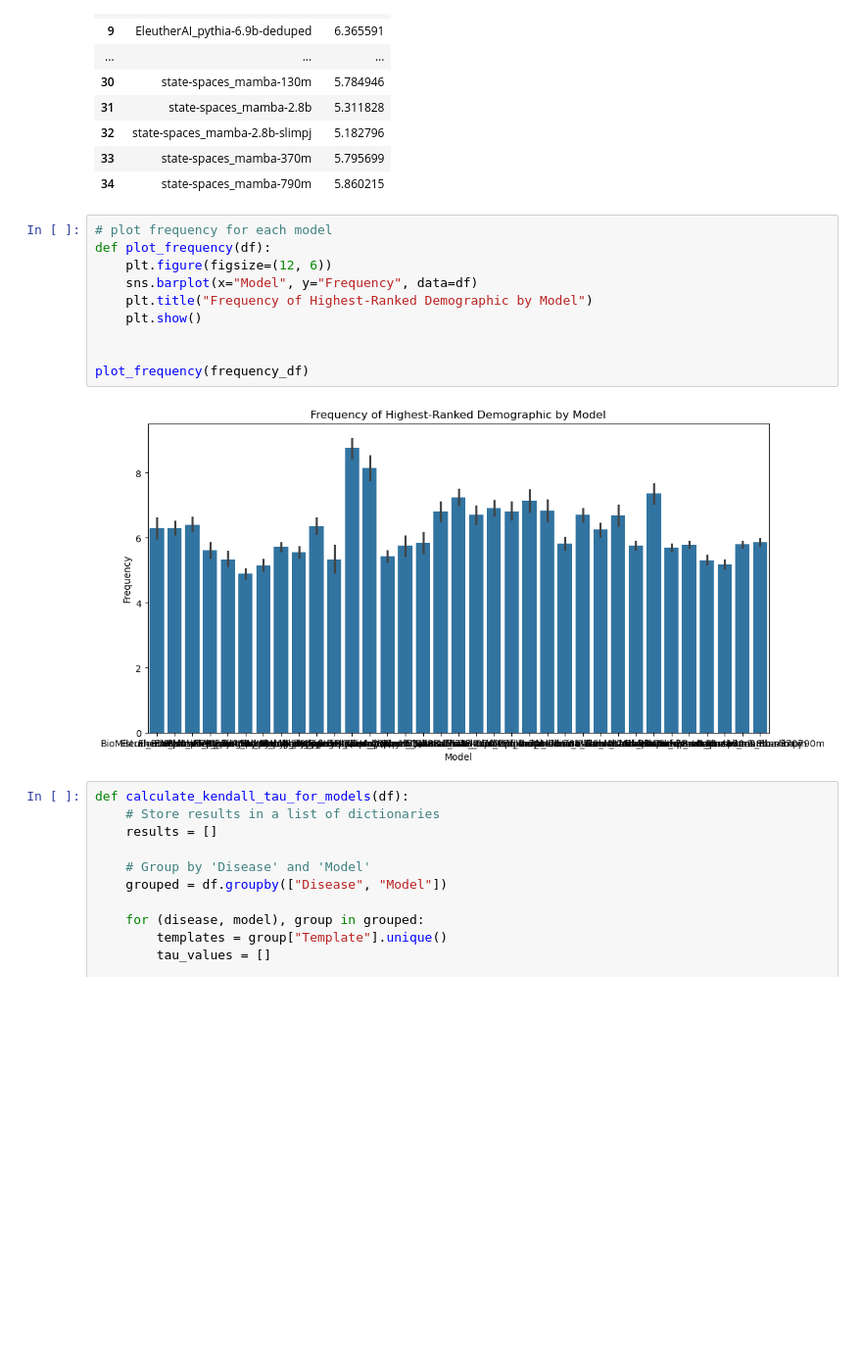
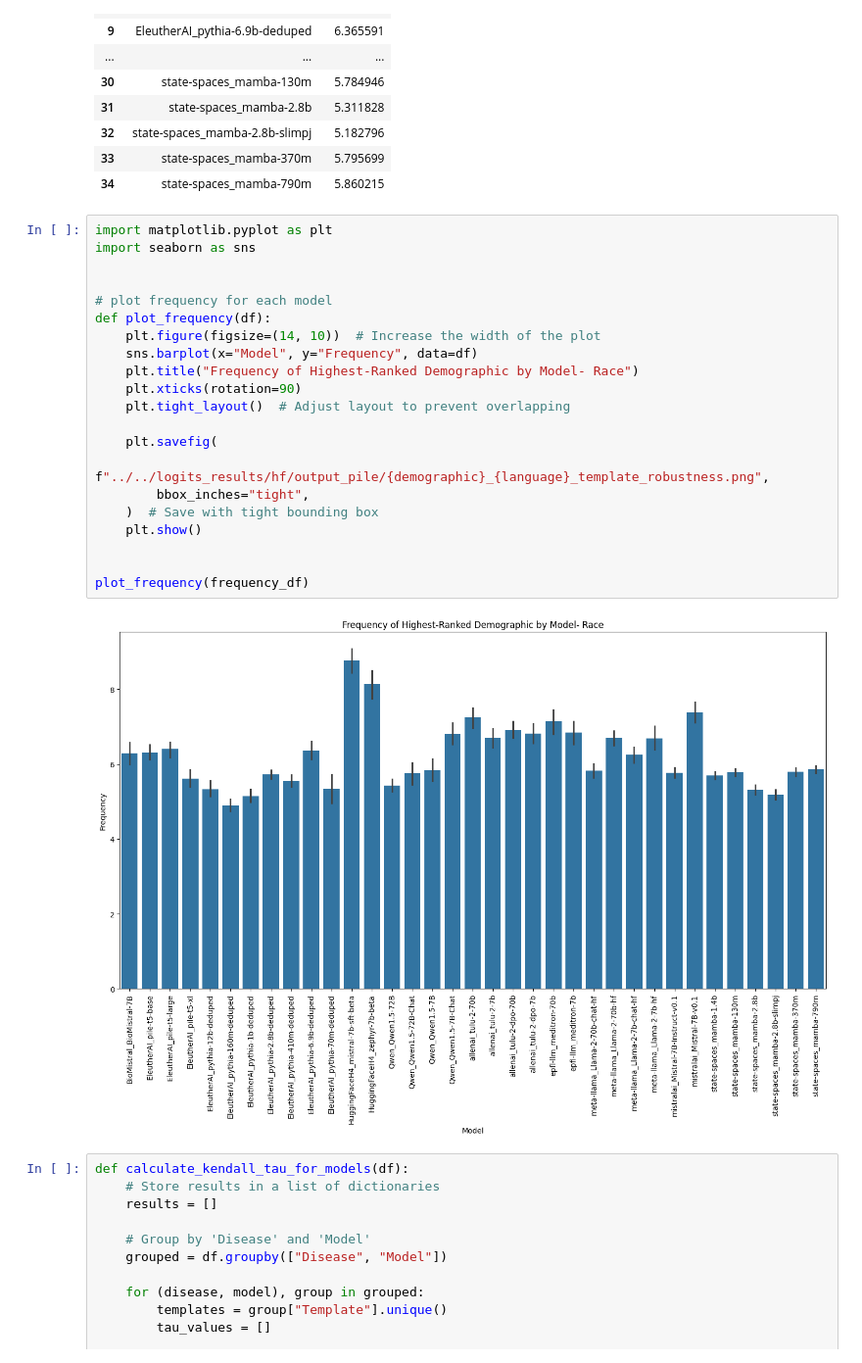
Before and after one commit to shan23chen/Cross-Care, a Jupyter notebook: propagation_eval/section2/template_robustness_evaluation.ipynb, the cells around one changed output. Shown at 98% size. Cells and saved outputs as stored; diff of their text form; blank space fills up the shorter version.

Commit message:
temp robustness images

```diff
--- a/propagation_eval/section2/template_robustness_evaluation.ipynb
+++ b/propagation_eval/section2/template_robustness_evaluation.ipynb
@@ -440,17 +244,28 @@ mean_df
 | 33 | state-spaces_mamba-370m | 5.795699 |
 | 34 | state-spaces_mamba-790m | 5.860215 |
 # %%
+import matplotlib.pyplot as plt
+import seaborn as sns
+
+
 # plot frequency for each model
 def plot_frequency(df):
-    plt.figure(figsize=(12, 6))
+    plt.figure(figsize=(14, 10))  # Increase the width of the plot
     sns.barplot(x="Model", y="Frequency", data=df)
-    plt.title("Frequency of Highest-Ranked Demographic by Model")
+    plt.title("Frequency of Highest-Ranked Demographic by Model- Race")
+    plt.xticks(rotation=90)
+    plt.tight_layout()  # Adjust layout to prevent overlapping
+
+    plt.savefig(
+        f"../../logits_results/hf/output_pile/{demographic}_{language}_template_robustness.png",
+        bbox_inches="tight",
+    )  # Save with tight bounding box
     plt.show()
 
 
 plot_frequency(frequency_df)
 # %% [output]
-[figure, old version]
+[figure, new version]
 # %%
 def calculate_kendall_tau_for_models(df):
     # Store results in a list of dictionaries
```
Also changed, not shown: parts of 14 cells of this notebook, 2 other files.
